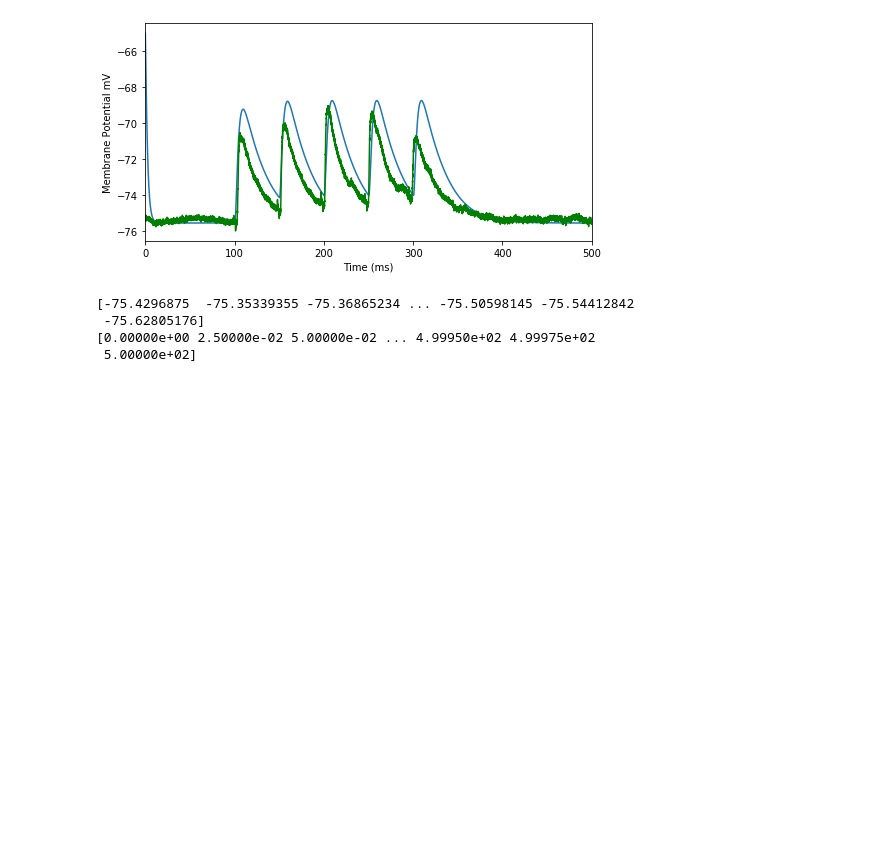
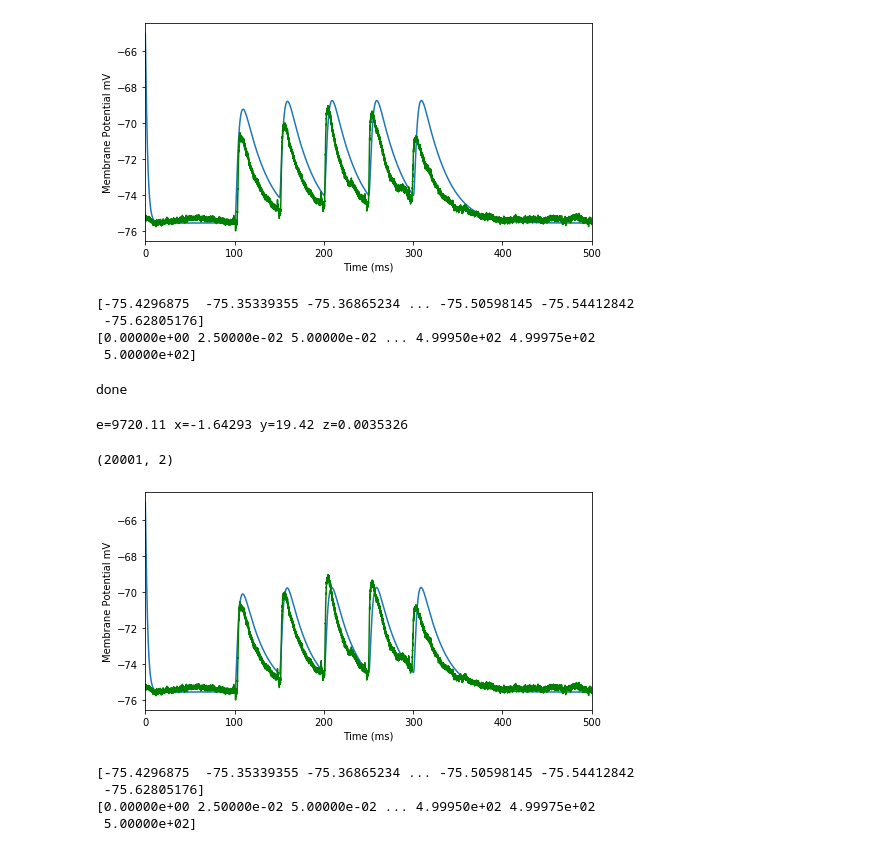
Before and after one commit to Kenzakadri/SU001_Presubiculum_Cell_Model, a Jupyter notebook: Exp2synapse.ipynb, the cells around one changed output. Cells and saved outputs as stored; diff of their text form; code cells hidden in the pictures; blank space fills up the shorter version.

```diff
--- a/Exp2synapse.ipynb
+++ b/Exp2synapse.ipynb
@@ -639,3 +640,81 @@ print(x)
  -75.62805176]
 [0.00000e+00 2.50000e-02 5.00000e-02 ... 4.99950e+02 4.99975e+02
  5.00000e+02]
+# %%
+def efun(vaa):
+    asyn.tau1 = vaa[0]
+    asyn.tau2 = vaa[1]
+    stim.weight[0] = vaa[2]
+    v_vec = h.Vector()
+    t_vec = h.Vector()
+    v_vec.record(soma(0.5)._ref_v)
+    t_vec.record(h._ref_t)
+    #vaa=h.Vector([asyn.tau1,asyn.tau2,stim.weight[0]])
+    h.tstop = 500
+    h.run()
+    eps = np.sum((v_vec-y)**2)
+    return eps #vaa[0]+vaa[1]+vaa[2]-5 ) ** 2 +5*( vaa[0]-vaa[1]-vaa[2]-15) ** 2
+h.attr_praxis(1e-5, 0.5, 0)
+print('done')
+e = h.fit_praxis(efun, vaa)
+print("e=%g x=%g y=%g z=%g \n"%(e,vaa[0],vaa[1],vaa[2]))
+# %% [output]
+done
+e=9720.11 x=-1.64293 y=19.42 z=0.0035326
+# %%
+print(image.shape)
+x = image[:,0]*1000
+y = image[:,1]
+y = y-10
+
+asyn = h.Exp2Syn(dendrite(0.5))
+
+asyn.tau1 = 1.64293
+asyn.tau2 = 19.42
+asyn.e = 0
+asyn.i = 0
+s.interval =50
+s.number= 5
+s.noise=0
+s.start=0
+
+
+stim = h.NetCon(s,asyn)
+stim.delay=100
+
+stim.weight[0] = 0.0035326  # 0.0035
+
+#x = x*1000
+
+h.finitialize(-70 * mV)
+
+v_vec = h.Vector()             # Membrane potential vector
+t_vec = h.Vector()
+k_vec = h.Vector()
+na_vec = h.Vector()
+v_vec.record(soma(0.5)._ref_v)
+#k_vec.record(soma(0.5)._ref_h_hh)
+#na_vec.record(soma(0.5._ref_n_hh))
+
+t_vec.record(h._ref_t)
+
+h.tstop = 500
+h.run()
+plt.figure(figsize=(8,4)) # Default figsize is (8,6)
+plt.plot(t_vec, v_vec)
+
+plt.xlabel('Time (ms)')
+plt.xlim(0,500)
+plt.ylabel('Membrane Potential mV')
+plt.plot(x,y,color='g')
+plt.savefig('fit_praxis')
+plt.show()
+print(y)
+print(x)
+# %% [output]
+(20001, 2)
+[figure, added]
+[-75.4296875  -75.35339355 -75.36865234 ... -75.50598145 -75.54412842
+ -75.62805176]
+[0.00000e+00 2.50000e-02 5.00000e-02 ... 4.99950e+02 4.99975e+02
+ 5.00000e+02]
```
Also changed, not shown: parts of 5 cells of this notebook.
